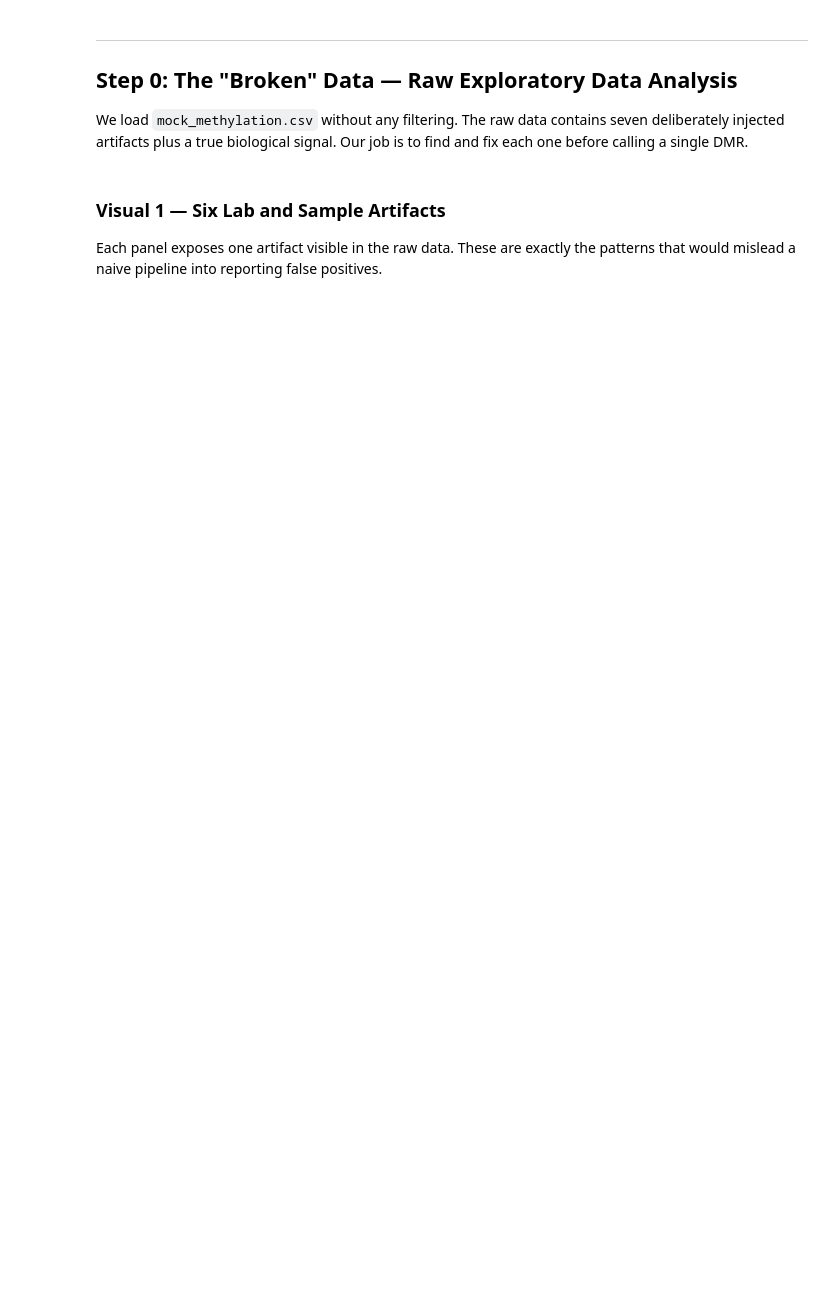
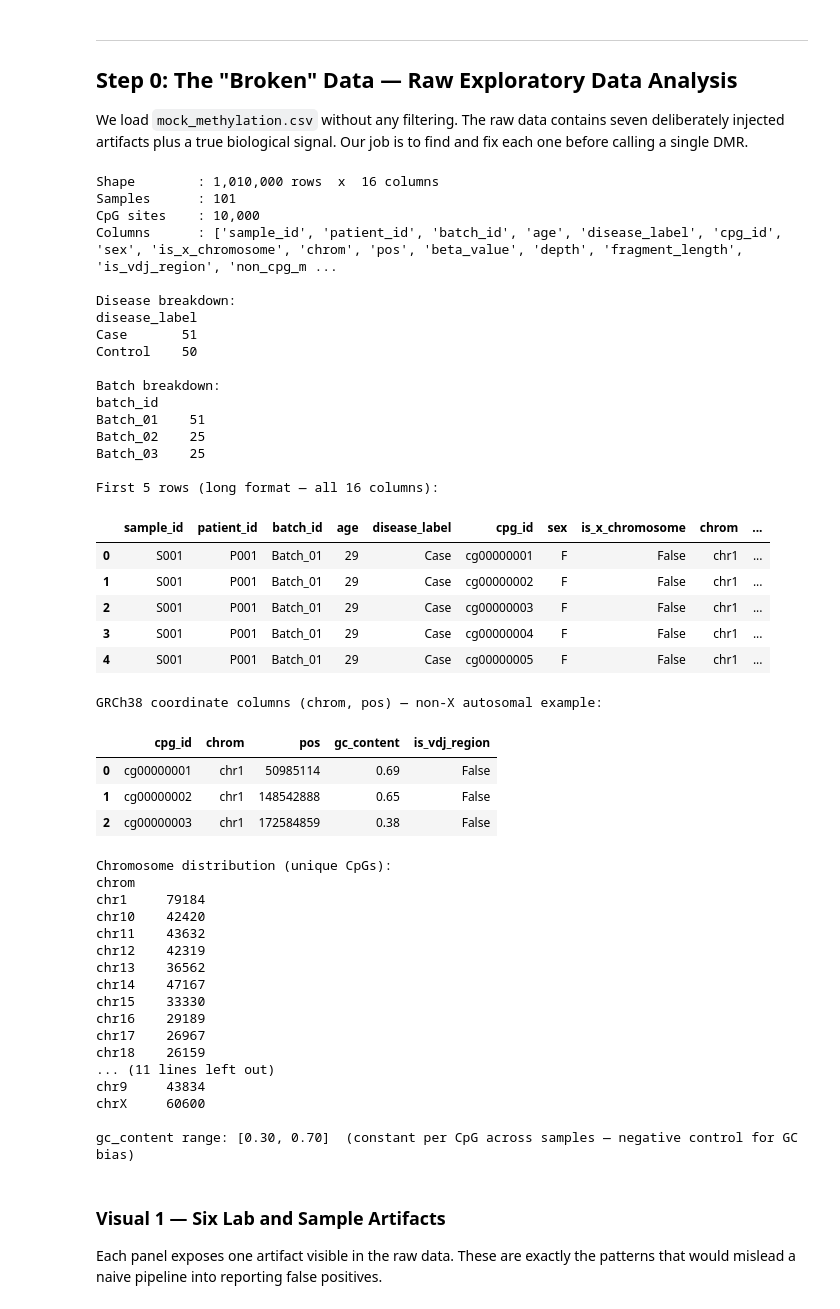
Before and after one commit to ChristopherSNelson/ImmuneMethylTools, a Jupyter notebook: notebooks/ImmuneMethylTools_Validation.ipynb, the cells around one changed output. Saved outputs shown, nothing was run; the diff lists cells and outputs as text; code cells hidden in the pictures; blank space fills up the shorter version.

```diff
--- a/notebooks/ImmuneMethylTools_Validation.ipynb
+++ b/notebooks/ImmuneMethylTools_Validation.ipynb
@@ -68,34 +70,80 @@ df_raw   = load_methylation(CSV_PATH, verbose=False)
 
 n_samples  = df_raw['sample_id'].nunique()
 n_cpgs     = df_raw['cpg_id'].nunique()
 
 print(f'Shape        : {len(df_raw):,} rows  x  {len(df_raw.columns)} columns')
 print(f'Samples      : {n_samples}')
 print(f'CpG sites    : {n_cpgs:,}')
 print(f'Columns      : {list(df_raw.columns)}')
 print()
 
 meta = df_raw.drop_duplicates('sample_id')[['sample_id', 'patient_id', 'batch_id', 'disease_label', 'sex']]
 print('Disease breakdown:')
 print(meta['disease_label'].value_counts().to_string())
 print()
 print('Batch breakdown:')
 print(meta['batch_id'].value_counts().to_string())
 print()
 print('First 5 rows (long format — all 16 columns):')
 display(df_raw.head())
 
 # ── New columns: GRCh38 coordinates and GC content ─────────────────────────
 print()
 print('GRCh38 coordinate columns (chrom, pos) — non-X autosomal example:')
 autosomal_sample = df_raw[~df_raw['is_x_chromosome']].head(3)[['cpg_id', 'chrom', 'pos', 'gc_content', 'is_vdj_region']]
 display(autosomal_sample)
 
 print('Chromosome distribution (unique CpGs):')
-chrom_counts = c['chrom'].value_counts().sort_index()
+chrom_counts = df_raw['chrom'].value_counts().sort_index()
 print(chrom_counts.to_string())
 print(f"\ngc_content range: [{df_raw['gc_content'].min():.2f}, {df_raw['gc_content'].max():.2f}]  "
       f"(constant per CpG across samples — negative control for GC bias)")
+# %% [output]
+Shape        : 1,010,000 rows  x  16 columns
+Samples      : 101
+CpG sites    : 10,000
+Columns      : ['sample_id', 'patient_id', 'batch_id', 'age', 'disease_label', 'cpg_id', 'sex', 'is_x_chromosome', 'chrom', 'pos', 'beta_value', 'depth', 'fragment_length', 'is_vdj_region', 'non_cpg_m ...
+
+Disease breakdown:
+disease_label
+Case       51
+Control    50
+
+Batch breakdown:
+batch_id
+Batch_01    51
+Batch_02    25
+Batch_03    25
+
+First 5 rows (long format — all 16 columns):
+|  | sample_id | patient_id | batch_id | age | disease_label | cpg_id | sex | is_x_chromosome | chrom | ... |
+| 0 | S001 | P001 | Batch_01 | 29 | Case | cg00000001 | F | False | chr1 | ... |
+| 1 | S001 | P001 | Batch_01 | 29 | Case | cg00000002 | F | False | chr1 | ... |
+| 2 | S001 | P001 | Batch_01 | 29 | Case | cg00000003 | F | False | chr1 | ... |
+| 3 | S001 | P001 | Batch_01 | 29 | Case | cg00000004 | F | False | chr1 | ... |
+| 4 | S001 | P001 | Batch_01 | 29 | Case | cg00000005 | F | False | chr1 | ... |
+GRCh38 coordinate columns (chrom, pos) — non-X autosomal example:
+|  | cpg_id | chrom | pos | gc_content | is_vdj_region |
+| 0 | cg00000001 | chr1 | 50985114 | 0.69 | False |
+| 1 | cg00000002 | chr1 | 148542888 | 0.65 | False |
+| 2 | cg00000003 | chr1 | 172584859 | 0.38 | False |
+Chromosome distribution (unique CpGs):
+chrom
+chr1     79184
+chr10    42420
+chr11    43632
+chr12    42319
+chr13    36562
+chr14    47167
+chr15    33330
+chr16    29189
+chr17    26967
+chr18    26159
+... (11 lines left out)
+chr9     43834
+chrX     60600
+
+gc_content range: [0.30, 0.70]  (constant per CpG across samples — negative control for GC bias)
 # %% [markdown]
 ### Visual 1 — Six Lab and Sample Artifacts
 
```
Also changed, not shown: parts of 16 cells of this notebook.
